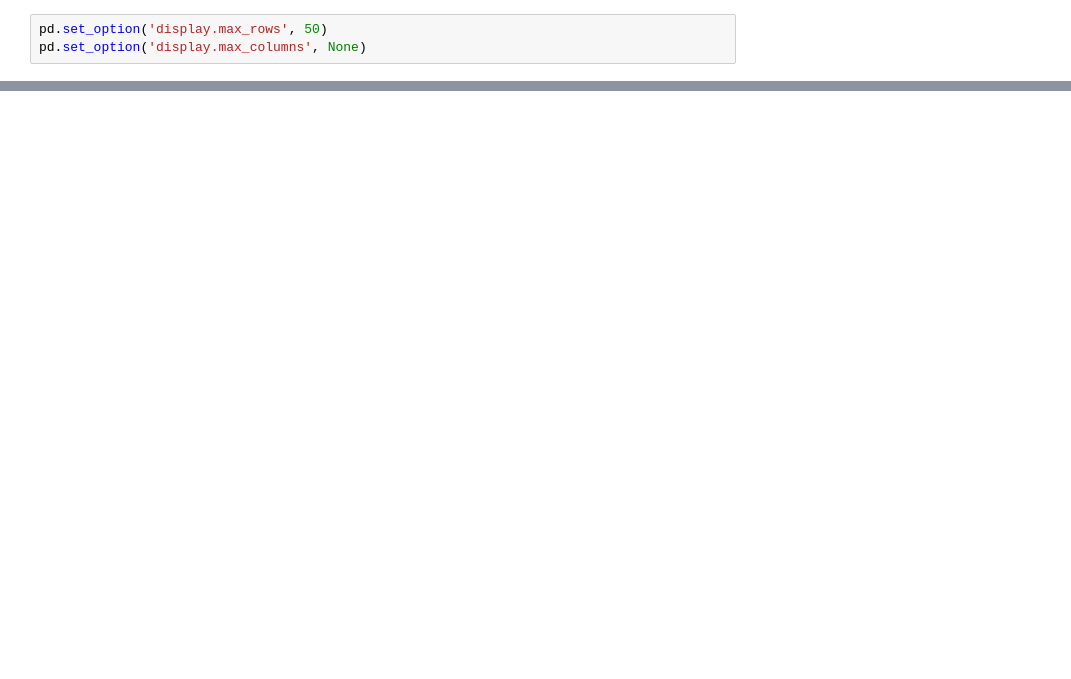
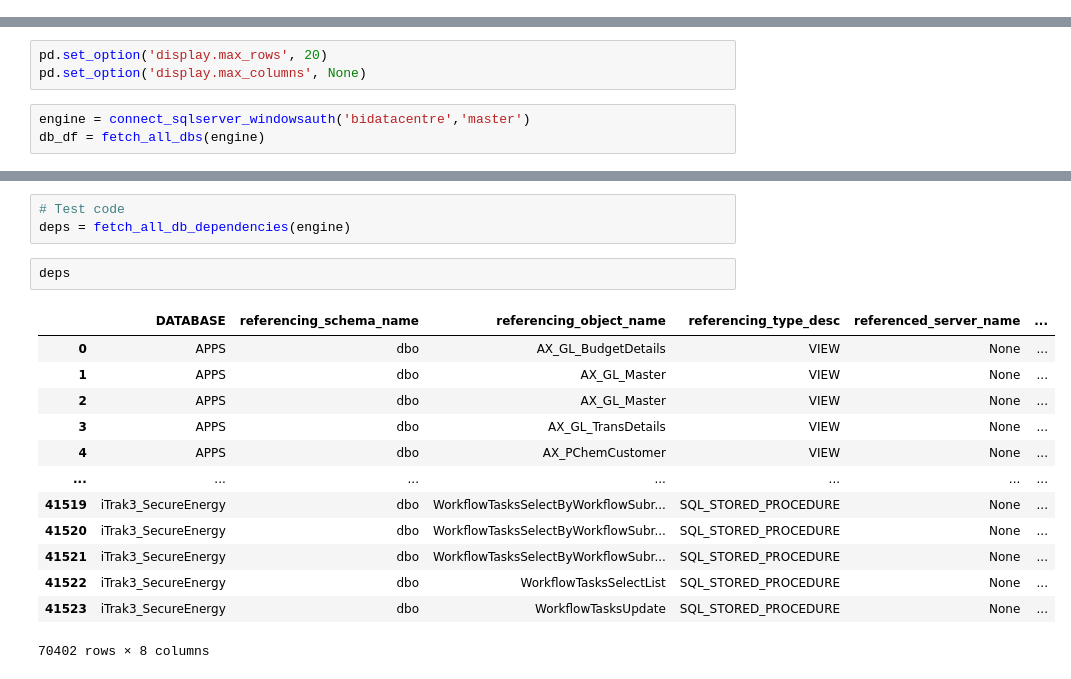
Before and after one commit to cbieberstein/sql_dep, a Jupyter notebook: notebook.ipynb, the cells around one changed output, grey strips where cells are left out. Drawn from its saved outputs; the diff is of its cells as text; blank space fills up the shorter version.

Commit message:
added view testing into notebook, and view queries into queries.py

```diff
--- a/notebook.ipynb
+++ b/notebook.ipynb
@@ -12,3 +0,0 @@ import networkx.drawing.nx_pylab
-# %%
-pd.set_option('display.max_rows', 50)
-pd.set_option('display.max_columns', None)
@@ -272,0 +10,6 @@ plt.show()
+# %%
+pd.set_option('display.max_rows', 20)
+pd.set_option('display.max_columns', None)
+# %%
+engine = connect_sqlserver_windowsauth('bidatacentre','master')
+db_df = fetch_all_dbs(engine)
@@ -272,0 +32,19 @@ plt.show()
+# %%
+# Test code
+deps = fetch_all_db_dependencies(engine)
+# %%
+deps
+# %% [output]
+|  | DATABASE | referencing_schema_name | referencing_object_name | referencing_type_desc | referenced_server_name | ... |
+| 0 | APPS | dbo | AX_GL_BudgetDetails | VIEW | None | ... |
+| 1 | APPS | dbo | AX_GL_Master | VIEW | None | ... |
+| 2 | APPS | dbo | AX_GL_Master | VIEW | None | ... |
+| 3 | APPS | dbo | AX_GL_TransDetails | VIEW | None | ... |
+| 4 | APPS | dbo | AX_PChemCustomer | VIEW | None | ... |
+| ... | ... | ... | ... | ... | ... | ... |
+| 41519 | iTrak3_SecureEnergy | dbo | WorkflowTasksSelectByWorkflowSubr... | SQL_STORED_PROCEDURE | None | ... |
+| 41520 | iTrak3_SecureEnergy | dbo | WorkflowTasksSelectByWorkflowSubr... | SQL_STORED_PROCEDURE | None | ... |
+| 41521 | iTrak3_SecureEnergy | dbo | WorkflowTasksSelectByWorkflowSubr... | SQL_STORED_PROCEDURE | None | ... |
+| 41522 | iTrak3_SecureEnergy | dbo | WorkflowTasksSelectList | SQL_STORED_PROCEDURE | None | ... |
+| 41523 | iTrak3_SecureEnergy | dbo | WorkflowTasksUpdate | SQL_STORED_PROCEDURE | None | ... |
+70402 rows × 8 columns
```
Also changed, not shown: parts of 39 cells of this notebook, 2 other files.
